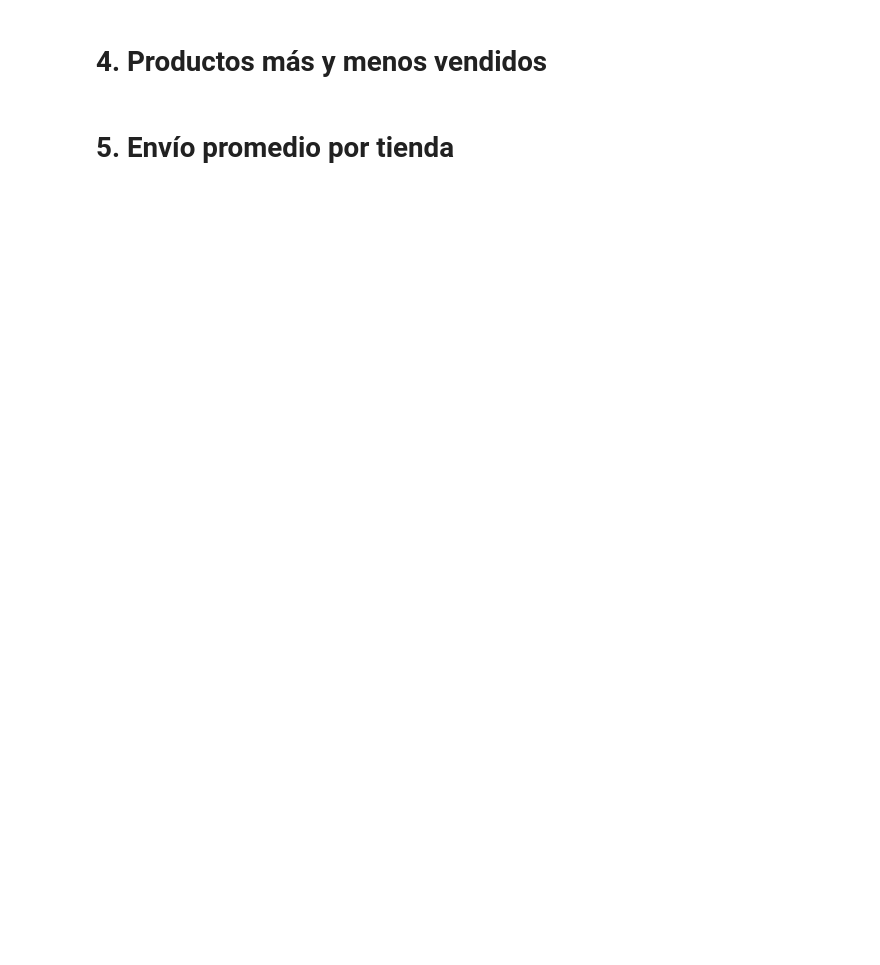
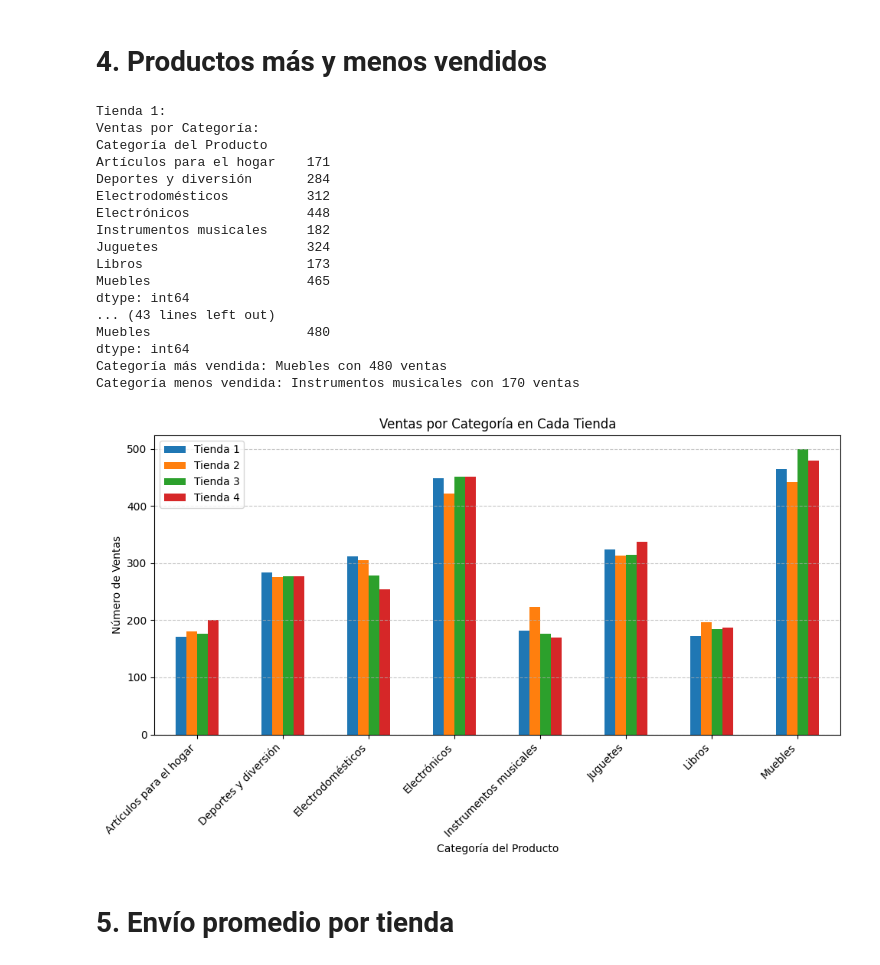
Before and after one commit to MacarenaQuijadaG/ChallengeAluraStore, a Jupyter notebook: AluraStoreLatam.ipynb, the cells around one changed output. Drawn from its saved outputs; the diff is of its cells as text; code cells hidden in the pictures; blank space fills up the shorter version.

```diff
--- a/AluraStoreLatam.ipynb
+++ b/AluraStoreLatam.ipynb
@@ -160,4 +202,54 @@ Name: count, dtype: int64
 # %% [markdown]
 # 4. Productos más y menos vendidos
+# %%
+import matplotlib.pyplot as plt
+import pandas as pd
+
+ventas_por_categoria_tiendas = []
+
+for t in tiendas_con_datos:
+    ventas_por_categoria = t[1].groupby('Categoría del Producto').size()
+    ventas_por_categoria_tiendas.append(ventas_por_categoria)
+
+    categoria_mas_vendida = ventas_por_categoria.idxmax()
+    categoria_menos_vendida = ventas_por_categoria.idxmin()
+
+    print(f"Tienda {t[0]}:")
+    print(f"Ventas por Categoría:\n{ventas_por_categoria}")
+    print(f"Categoría más vendida: {categoria_mas_vendida} con {ventas_por_categoria.max()} ventas")
+    print(f"Categoría menos vendida: {categoria_menos_vendida} con {ventas_por_categoria.min()} ventas\n")
+
+
+df_ventas = pd.DataFrame(ventas_por_categoria_tiendas).T
+df_ventas.columns = [f"Tienda {i+1}" for i in range(len(df_ventas.columns))]
+
+# Gráfico
+ax = df_ventas.plot(kind='bar', figsize=(10, 6))
+plt.title('Ventas por Categoría en Cada Tienda')
+ax.set_xlabel('Categoría del Producto')
+plt.xticks(rotation=45, ha='right')
+plt.ylabel('Número de Ventas')
+plt.grid(axis='y', linestyle='--', alpha=0.7)
+plt.tight_layout()
+plt.show()
+# %% [output]
+Tienda 1:
+Ventas por Categoría:
+Categoría del Producto
+Artículos para el hogar    171
+Deportes y diversión       284
+Electrodomésticos          312
+Electrónicos               448
+Instrumentos musicales     182
+Juguetes                   324
+Libros                     173
+Muebles                    465
+dtype: int64
+... (43 lines left out)
+Muebles                    480
+dtype: int64
+Categoría más vendida: Muebles con 480 ventas
+Categoría menos vendida: Instrumentos musicales con 170 ventas
+[figure, added]
 # %% [markdown]
 # 5. Envío promedio por tienda
```
Also changed, not shown: parts of 4 cells of this notebook.
